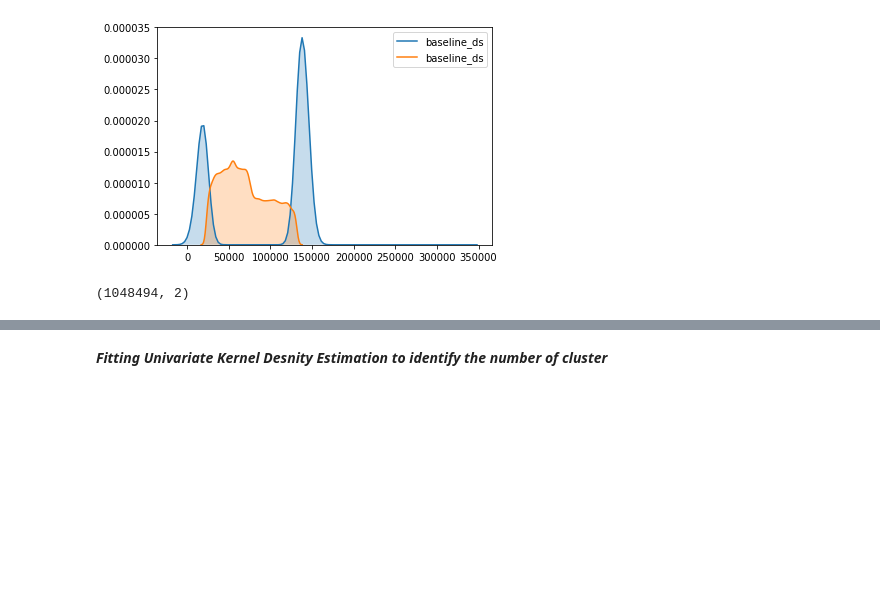
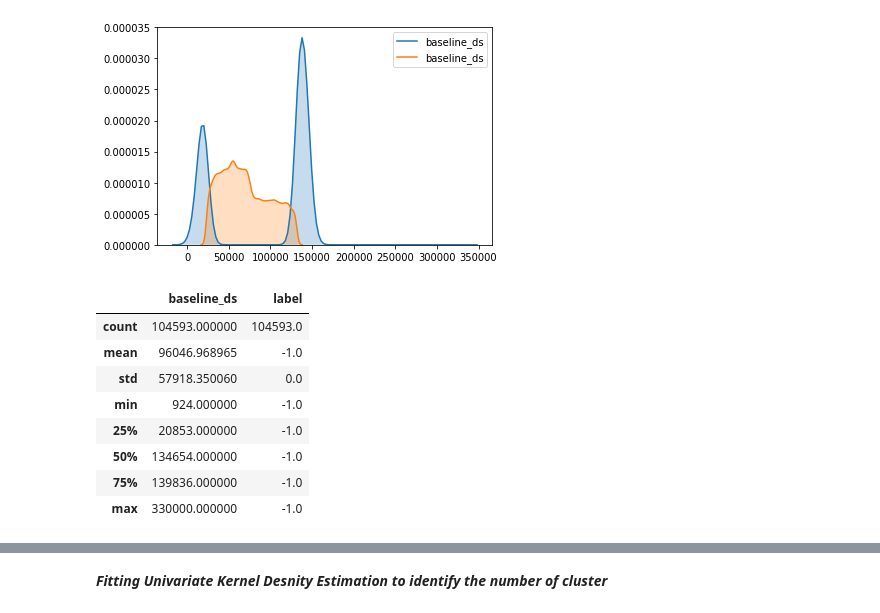
Before and after one commit to tkhan3/machinelearning, a Jupyter notebook: outlier_detection_clustering_1D.ipynb, the cells around one changed output, grey strips where cells are left out. Drawn from its saved outputs; the diff is of its cells as text; code cells hidden in the pictures; blank space fills up the shorter version.

```diff
--- a/outlier_detection_clustering_1D.ipynb
+++ b/outlier_detection_clustering_1D.ipynb
@@ -176,7 +166,3 @@ sns.kdeplot(baseline_data["baseline_ds"][baseline_data["label"] == 1],shade=True
 # %% [output]
 <matplotlib.axes._subplots.AxesSubplot at 0x...>
 [figure]
-# %%
-print (baseline_data.shape)
-# %% [output]
-(1048494, 2)
@@ -182,0 +174,14 @@ print (baseline_data.shape)
+# %%
+#outliers_dist = baseline_data["baseline_ds"][baseline_data["label"] == -1]
+outliers_dist = baseline_data.query("label == -1")
+outliers_dist.describe()
+# %% [output]
+|  | baseline_ds | label |
+| count | 104593.000000 | 104593.0 |
+| mean | 96046.968965 | -1.0 |
+| std | 57918.350060 | 0.0 |
+| min | 924.000000 | -1.0 |
+| 25% | 20853.000000 | -1.0 |
+| 50% | 134654.000000 | -1.0 |
+| 75% | 139836.000000 | -1.0 |
+| max | 330000.000000 | -1.0 |
```
Also changed, not shown: parts of 22 cells of this notebook.
